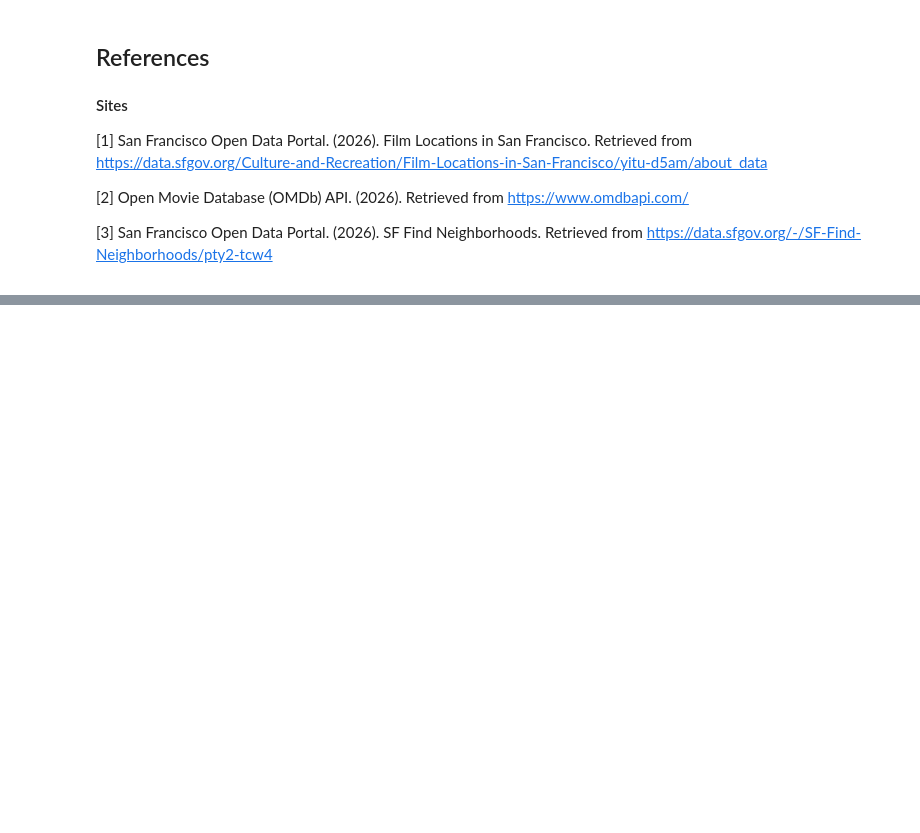
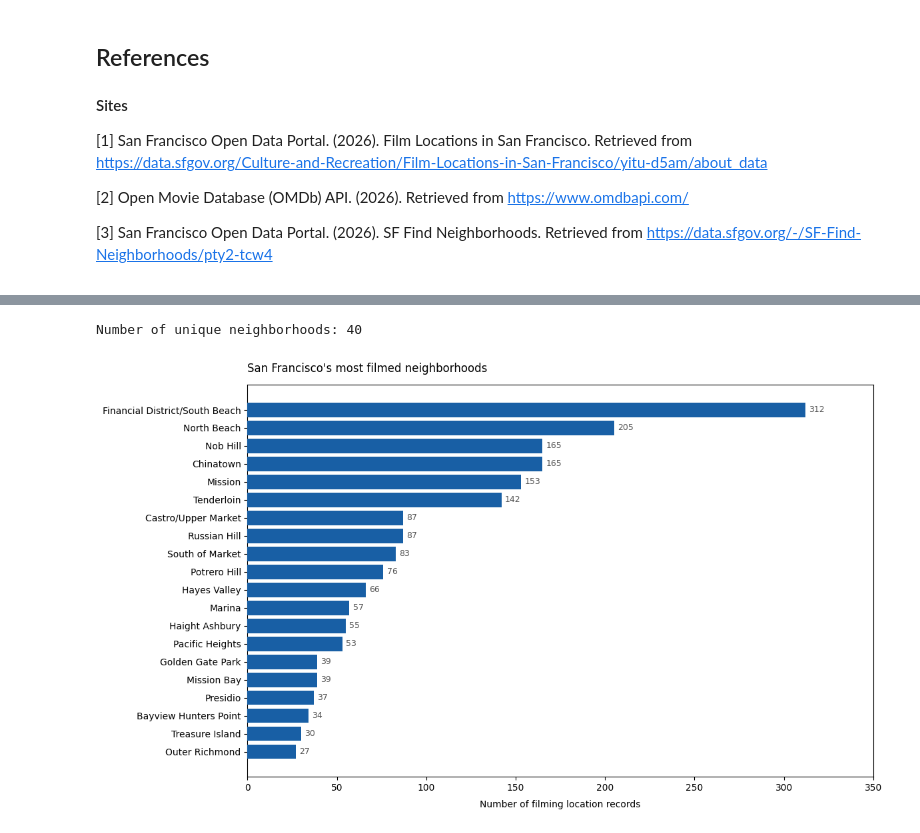
Before and after one commit to denisababeii/sd-project, a Jupyter notebook: notebook.ipynb, the cells around one changed output, grey strips where cells are left out. Drawn from its saved outputs; the diff is of its cells as text; code cells hidden in the pictures; blank space fills up the shorter version.

```diff
--- a/notebook.ipynb
+++ b/notebook.ipynb
@@ -879,0 +1262,13 @@ Then we have split the analysis in the following way:
+# %%
+# Load the IMDB specifications file which was manually made
+df_imdb = pd.read_csv("data/unique_titles.csv")
+
+# Merge IMDB specifications into the original dataset
+df = df.merge(
+    df_imdb[["Title", "IMDB specification"]],   # only bring Title + IMDB columns
+    on="Title",
+    how="left"                           # keep all rows from original dataset
+)
+
+# Fill any titles not in the specs file with empty string
+df["IMDB specification"] = df["IMDB specification"].fillna("")
@@ -879,0 +1303,4 @@ Then we have split the analysis in the following way:
+# %%
+# Get an API Key in the following site: https://www.omdbapi.com/apikey.aspx
+load_dotenv()
+OMDB_API_KEY = os.getenv("OMDB_API_KEY")    # Use of env for security reasons
@@ -879,0 +1616,3 @@ Then we have split the analysis in the following way:
+# %%
+# Load the dataset
+df = pd.read_csv("sf_movies_cleaned_og.csv")
@@ -879,0 +1674,47 @@ Then we have split the analysis in the following way:
+# %%
+# Filming frequency in neighborhoods
+
+# Get the number of unique neighborhoods
+num_neighborhoods = df['Analysis neighborhood'].nunique()
+print(f"Number of unique neighborhoods: {num_neighborhoods}")
+
+fig, ax = plt.subplots(figsize=(12, 7))
+
+# Aggregate
+neighborhood_counts = (
+    df.groupby("Analysis neighborhood")
+    .size()
+    .sort_values(ascending=True)
+    .tail(20)
+)
+
+bars = ax.barh(
+    neighborhood_counts.index,
+    neighborhood_counts.values,
+    color= "#185FA5",
+    # no grid lines on the graph
+    zorder = 3
+)
+
+# Value labels
+for bar, val in zip(bars, neighborhood_counts.values):
+    ax.text(
+        bar.get_width() + 2, bar.get_y() + bar.get_height() / 2,
+        f"{val:,}",
+        va="center", ha="left",
+        fontsize=9, color="#555"
+    )
+
+ax.set_xlabel("Number of filming location records", labelpad=8)
+ax.set_title(
+    "San Francisco's most filmed neighborhoods",
+    pad=14, loc="left"
+)
+
+ax.set_xlim(0, 350)
+
+fig.tight_layout()
+plt.show()
+# %% [output]
+Number of unique neighborhoods: 40
+[figure, added]
```
Also changed, not shown: parts of 40 cells of this notebook, 6 other files.
